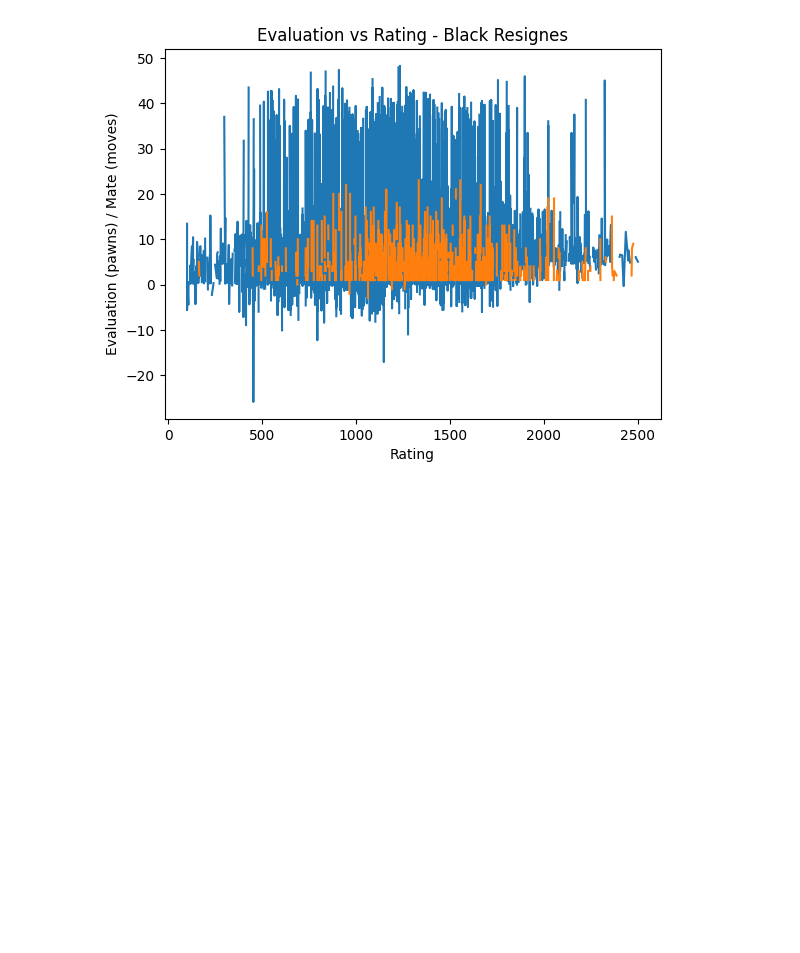
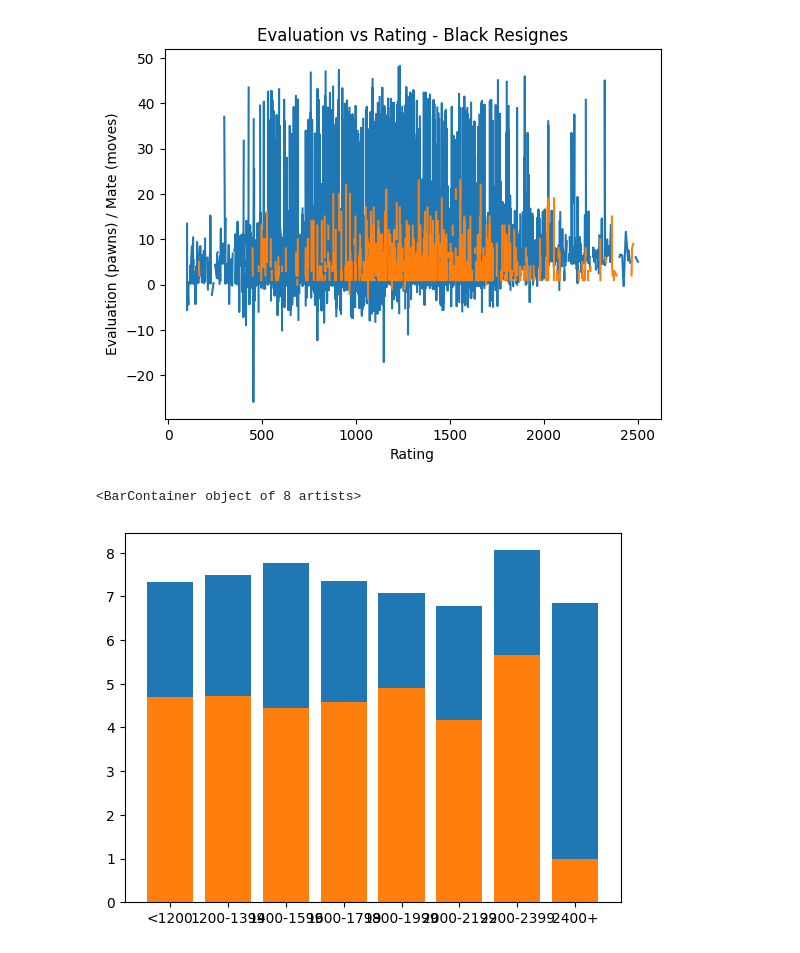
Before and after one commit to Torbet/Chess-DS, a Jupyter notebook: Resignations.ipynb, the cells around one changed output. Cells and saved outputs as stored; diff of their text form; code cells hidden in the pictures; blank space fills up the shorter version.

Commit message:
AVG resignation for elo group

```diff
--- a/Resignations.ipynb
+++ b/Resignations.ipynb
@@ -7,6 +7,12 @@ import matplotlib.pyplot as plt
 %matplotlib inline
 # %%
 df = pd.read_csv('data/chess-eval.csv')
+
+elo_bins = [0, 1200, 1400, 1600, 1800, 2000, 2200, 2400, 3000]
+elo_labels = ['<1200', '1200-1399', '1400-1599', '1600-1799', '1800-1999', '2000-2199', '2200-2399', '2400+']
+## probably the same
+df['white_group'] = pd.cut(df['white_rating'], bins=elo_bins, labels=elo_labels)
+df['black_group'] = pd.cut(df['black_rating'], bins=elo_bins, labels=elo_labels)
 
 white_resigns = df.loc[df['white_result'] == 'resigned'].sort_values(by=['white_rating'])
 black_resigns = df.loc[df['black_result'] == 'resigned'].sort_values(by=['black_rating'])
@@ -32,3 +38,15 @@ plt.plot(black_resigns['black_rating'], black_resigns['mate'])
 # %% [output]
 [<matplotlib.lines.Line2D at 0x...>]
 [figure]
+# %%
+evals = dict(white_resigns.groupby('white_group')['evaluation'].mean())
+mates = dict(white_resigns.groupby('white_group')['mate'].mean())
+xs = list(evals.keys())
+evals = [-i for i in list(evals.values())]
+mates = [-i for i in list(mates.values())]
+
+plt.bar(xs, evals)
+plt.bar(xs, mates)
+# %% [output]
+<BarContainer object of 8 artists>
+[figure, added]
```
Also changed, not shown: parts of 1 cell of this notebook, 1 other file.
